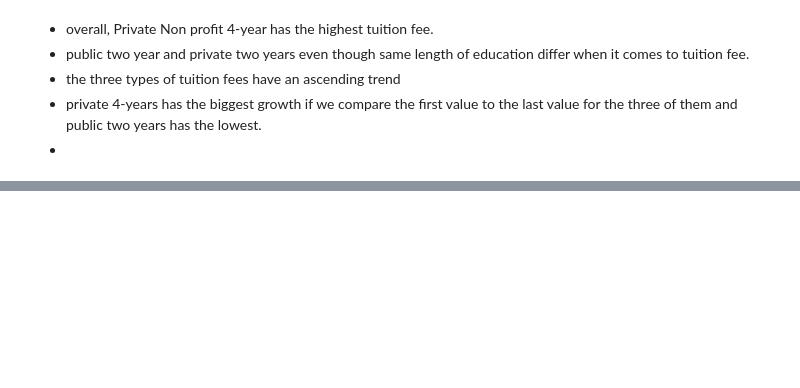
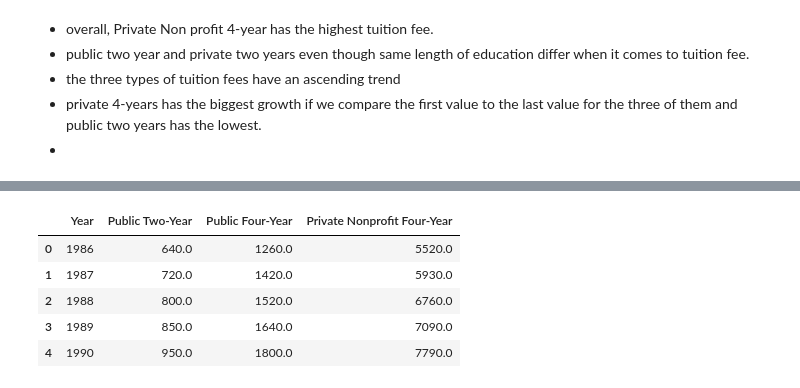
Before and after one commit to hypnos-coder/data-derby, a Jupyter notebook: src/novice/four/four.ipynb, the cells around one changed output, grey strips where cells are left out. Cells and saved outputs as stored; diff of their text form; code cells hidden in the pictures; blank space fills up the shorter version.

```diff
--- a/src/novice/four/four.ipynb
+++ b/src/novice/four/four.ipynb
@@ -119,0 +120,17 @@ fig.write_html("../../graphs/html/four.html")
+# %%
+national = pd.read_csv("../../../data/National_education_cost/CP1.csv")
+national.rename({"Unnamed: 0": "Year"}, axis=1, inplace=True)
+def replace_year(x):
+    current = x[:2]
+    if current[0] in ["8","9"]: return "19"+current
+    else: return "20"+current
+national['Year'] = national['Year'].apply(replace_year)
+national['Year'] = pd.to_datetime(national['Year']).dt.year
+national.head()
+# %% [output]
+|  | Year | Public Two-Year | Public Four-Year | Private Nonprofit Four-Year |
+| 0 | 1986 | 640.0 | 1260.0 | 5520.0 |
+| 1 | 1987 | 720.0 | 1420.0 | 5930.0 |
+| 2 | 1988 | 800.0 | 1520.0 | 6760.0 |
+| 3 | 1989 | 850.0 | 1640.0 | 7090.0 |
+| 4 | 1990 | 950.0 | 1800.0 | 7790.0 |
```
Also changed, not shown: parts of 2 cells of this notebook, 12 other files.
